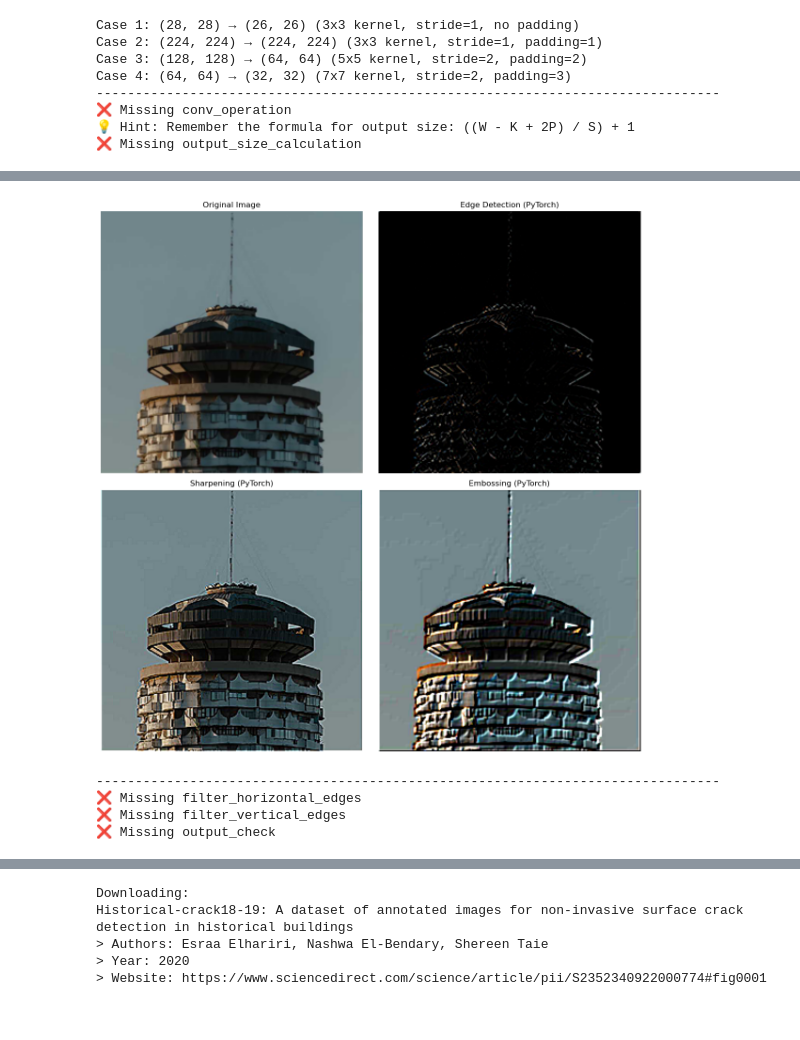
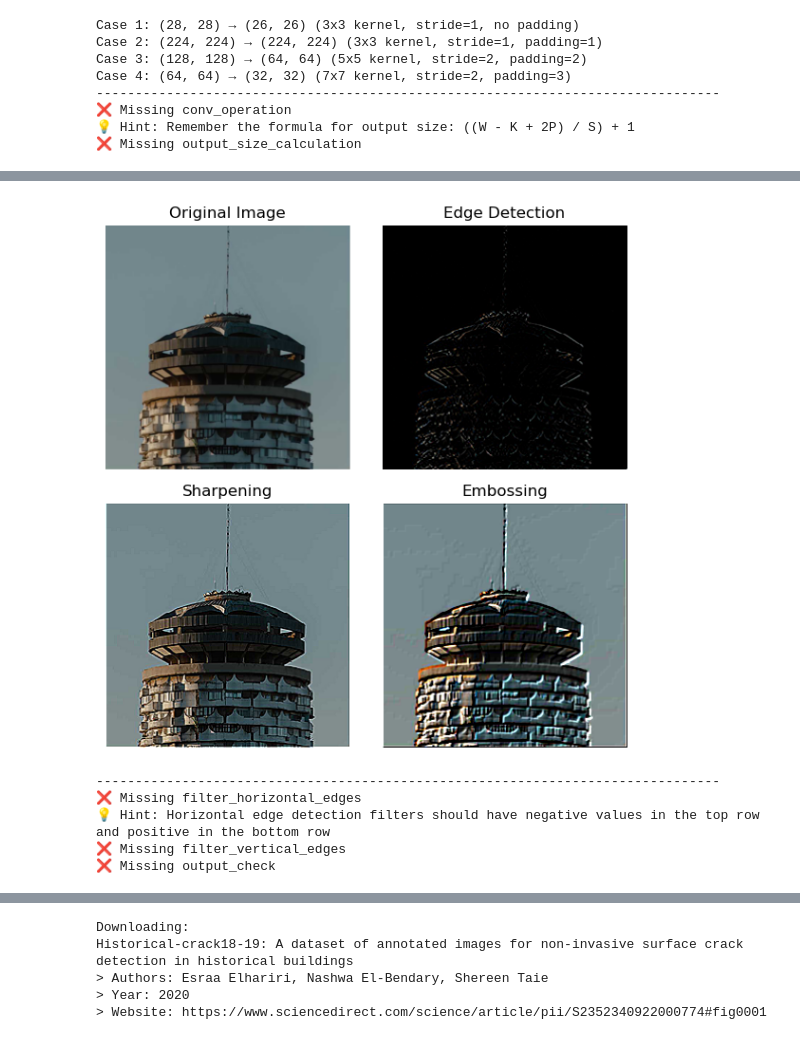
Before and after one commit to santiago2588/deep_learning_training, a Jupyter notebook: SE04_CA_Convolutional_Neural_Networks.ipynb, the cells around one changed output, grey strips where cells are left out. Drawn from its saved outputs; the diff is of its cells as text; code cells hidden in the pictures.

```diff
--- a/SE04_CA_Convolutional_Neural_Networks.ipynb
+++ b/SE04_CA_Convolutional_Neural_Networks.ipynb
@@ -197,24 +211,21 @@ def apply_filter_pytorch(image, kernel):
     # Make a copy of the image to avoid modifying the original
     image_copy = image.copy().astype(np.float32)
 
-    # Handle grayscale images (2D) vs color images (3D)
-    if len(image_copy.shape) == 2:
-        # For grayscale: add channel dimension
-        image_tensor = torch.from_numpy(image_copy).unsqueeze(0).unsqueeze(0)
-        channels = 1
-    else:
-        # For RGB: rearrange to PyTorch format (B, C, H, W)
-        image_tensor = torch.from_numpy(image_copy).permute(2, 0, 1).unsqueeze(0)
-        channels = image_copy.shape[2]
+    # For RGB: rearrange to PyTorch format (B, C, H, W)
+    image_tensor = torch.from_numpy(image_copy).permute(2, 0, 1).unsqueeze(0) # Your code here
+    channels = image_copy.shape[2] # Your code here
 
     # Convert kernel to PyTorch tensor
-    kernel_tensor = torch.from_numpy(kernel.astype(np.float32)).unsqueeze(0).unsqueeze(0)
+    kernel_tensor = torch.from_numpy(kernel.astype(np.float32)).unsqueeze(0).unsqueeze(0) # Your code here
 
     # Create a convolutional layer with our kernel as weights
     # Use groups=channels to apply the same kernel to each channel independently
-    conv_layer = torch.nn.Conv2d(in_channels=channels, out_channels=channels,
-                                 kernel_size=kernel.shape[0], bias=False,
-                                 padding=kernel.shape[0]//2, groups=channels)
+    conv_layer = torch.nn.Conv2d(in_channels=channels,
+                                 out_channels=channels,
+                                 kernel_size=kernel.shape[0],
+                                 bias=False,
+                                 padding=kernel.shape[0]//2,
+                                 groups=channels)
 
     # Set the weights to our kernel
     with torch.no_grad():
@@ -223,16 +234,13 @@ def apply_filter_pytorch(image, kernel):
 
     # Apply convolution
     with torch.no_grad():
-        filtered = conv_layer(image_tensor)
+        filtered = conv_layer(image_tensor) # Your code here
 
     # Convert back to numpy array in correct format
-    if len(image_copy.shape) == 2:
-        filtered_image = filtered.squeeze().numpy()
-    else:
-        filtered_image = filtered.squeeze(0).permute(1, 2, 0).numpy()
+    filtered_image = filtered.squeeze(0).permute(1, 2, 0).numpy() # Your code here
 
     # Clip values to be in valid range for images (0-255)
-    filtered_image = np.clip(filtered_image, 0, 255).astype(np.uint8)
+    filtered_image = np.clip(filtered_image, 0, 255).astype(np.uint8) # Your code here
     return filtered_image
 
 # Design several common convolutional filters
@@ -266,39 +274,40 @@ edge_detect_image = apply_filter_pytorch(test_image, edge_detection_kernel)
 sharpened_image = apply_filter_pytorch(test_image, sharpen_kernel)
 embossed_image = apply_filter_pytorch(test_image, emboss_kernel)
 
 # Display the results
-fig, axes = plt.subplots(2, 2, figsize=(12, 12))
+fig, axes = plt.subplots(2, 2, figsize=(6, 6))
 
 axes[0, 0].imshow(test_image)
 axes[0, 0].set_title("Original Image")
 axes[0, 0].axis('off')
 
 axes[0, 1].imshow(edge_detect_image)
-axes[0, 1].set_title("Edge Detection (PyTorch)")
+axes[0, 1].set_title("Edge Detection")
 axes[0, 1].axis('off')
 
 axes[1, 0].imshow(sharpened_image)
-axes[1, 0].set_title("Sharpening (PyTorch)")
+axes[1, 0].set_title("Sharpening")
 axes[1, 0].axis('off')
 
 axes[1, 1].imshow(embossed_image)
-axes[1, 1].set_title("Embossing (PyTorch)")
+axes[1, 1].set_title("Embossing")
 axes[1, 1].axis('off')
 
 plt.tight_layout()
 plt.show()
 
 # ✅ Check your answer
 answer = {
     'apply_filter': apply_filter_pytorch,
     'edge_detection_kernel': edge_detection_kernel,
     'sharpen_kernel': sharpen_kernel,
     'emboss_kernel': emboss_kernel
 }
 checker.check_exercise(2, answer)
 # %% [output]
-[figure, old version]
+[figure, new version]
 --------------------------------------------------------------------------------
 ❌ Missing filter_horizontal_edges
+💡 Hint: Horizontal edge detection filters should have negative values in the top row and positive in the bottom row
 ❌ Missing filter_vertical_edges
 ❌ Missing output_check
```
Also changed, not shown: parts of 34 cells of this notebook, 1 other file.
